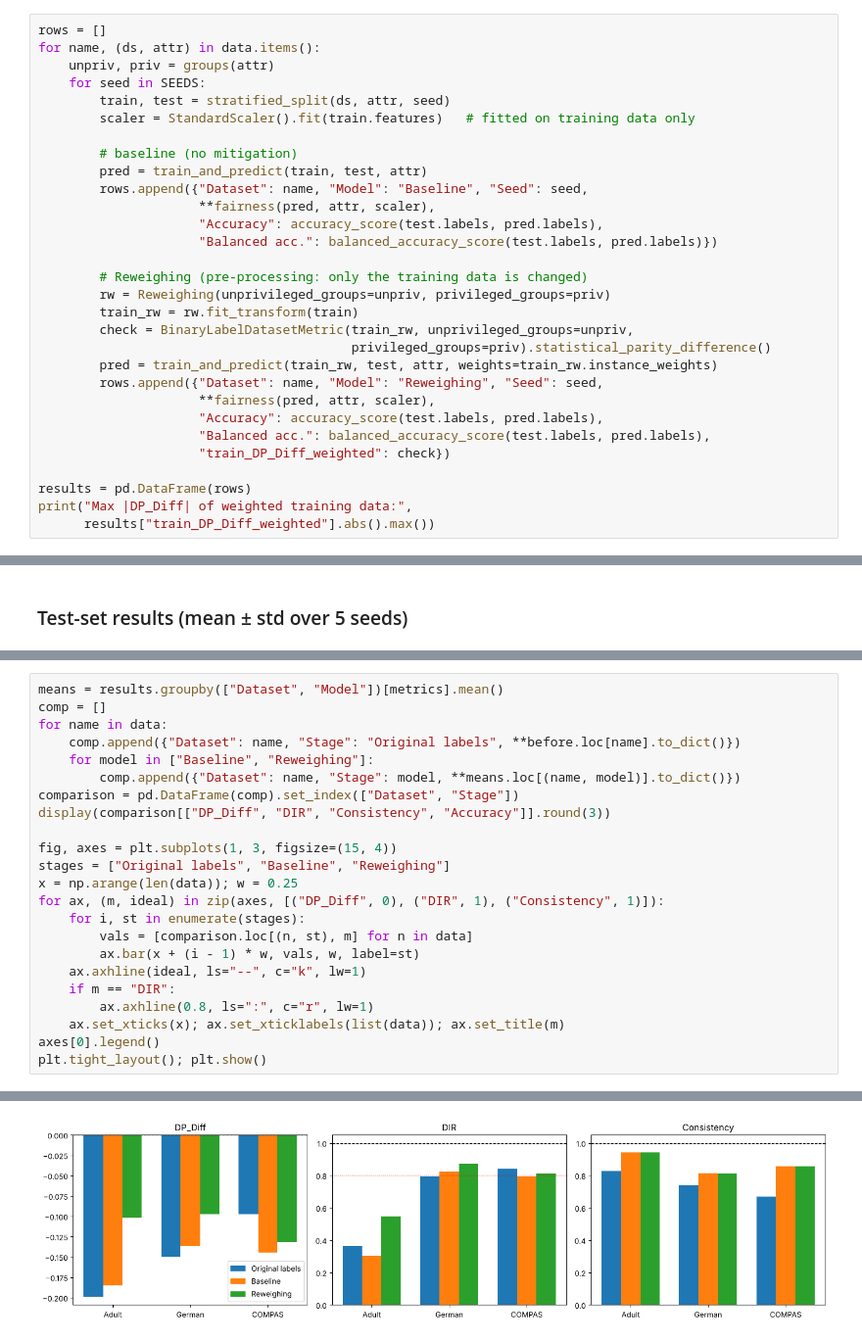
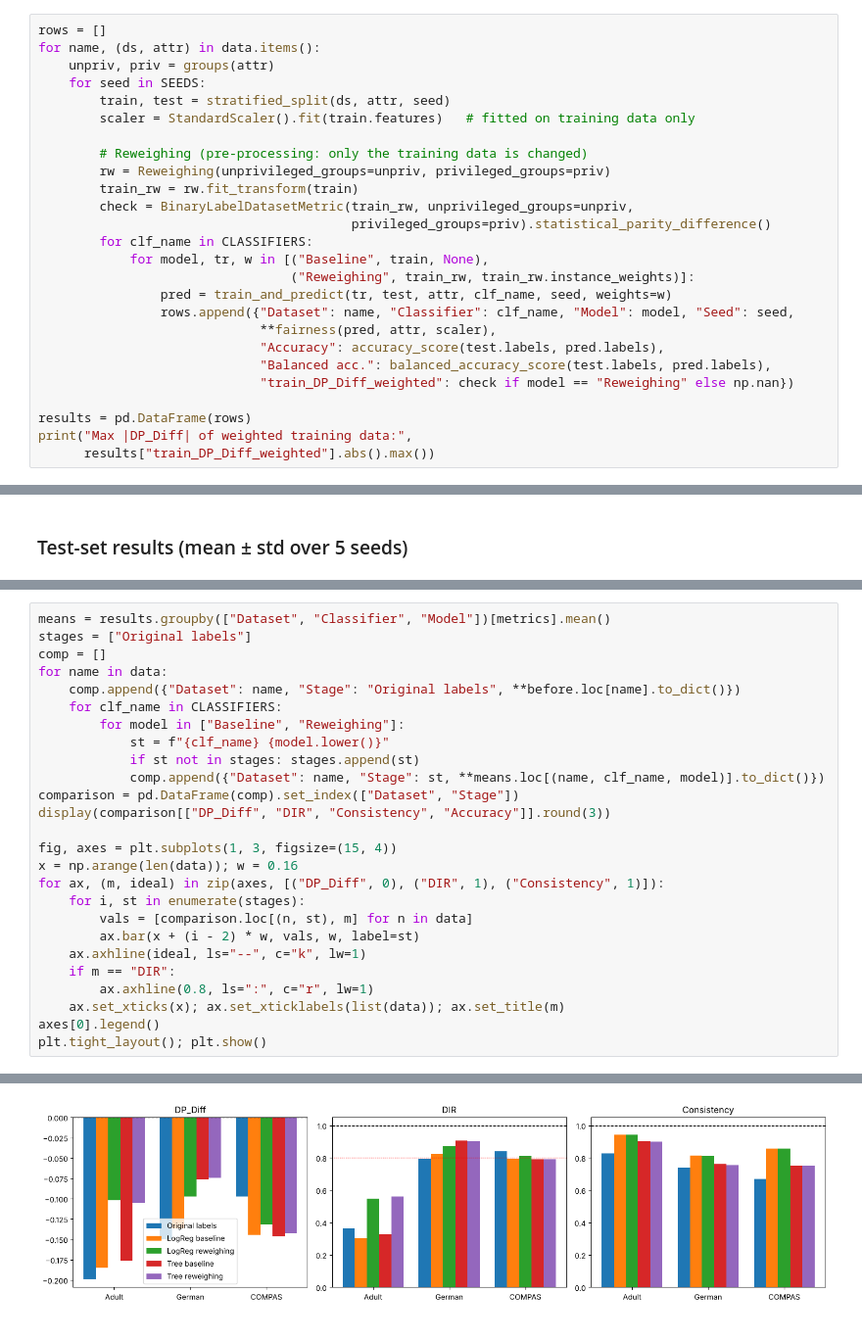
Before and after one commit to Tkibanda/AIF360, a Jupyter notebook: reweighing_task2/Task2_Reweighing.ipynb, the cells around one changed output, grey strips where cells are left out. Shown at 98% size. Saved outputs shown, nothing was run; the diff lists cells and outputs as text.

```diff
--- a/reweighing_task2/Task2_Reweighing.ipynb
+++ b/reweighing_task2/Task2_Reweighing.ipynb
@@ -178,24 +183,20 @@ for name, (ds, attr) in data.items():
         train, test = stratified_split(ds, attr, seed)
         scaler = StandardScaler().fit(train.features)   # fitted on training data only
 
-        # baseline (no mitigation)
-        pred = train_and_predict(train, test, attr)
-        rows.append({"Dataset": name, "Model": "Baseline", "Seed": seed,
-                     **fairness(pred, attr, scaler),
-                     "Accuracy": accuracy_score(test.labels, pred.labels),
-                     "Balanced acc.": balanced_accuracy_score(test.labels, pred.labels)})
-
         # Reweighing (pre-processing: only the training data is changed)
         rw = Reweighing(unprivileged_groups=unpriv, privileged_groups=priv)
         train_rw = rw.fit_transform(train)
         check = BinaryLabelDatasetMetric(train_rw, unprivileged_groups=unpriv,
                                          privileged_groups=priv).statistical_parity_difference()
-        pred = train_and_predict(train_rw, test, attr, weights=train_rw.instance_weights)
-        rows.append({"Dataset": name, "Model": "Reweighing", "Seed": seed,
-                     **fairness(pred, attr, scaler),
-                     "Accuracy": accuracy_score(test.labels, pred.labels),
-                     "Balanced acc.": balanced_accuracy_score(test.labels, pred.labels),
-                     "train_DP_Diff_weighted": check})
+        for clf_name in CLASSIFIERS:
+            for model, tr, w in [("Baseline", train, None),
+                                 ("Reweighing", train_rw, train_rw.instance_weights)]:
+                pred = train_and_predict(tr, test, attr, clf_name, seed, weights=w)
+                rows.append({"Dataset": name, "Classifier": clf_name, "Model": model, "Seed": seed,
+                             **fairness(pred, attr, scaler),
+                             "Accuracy": accuracy_score(test.labels, pred.labels),
+                             "Balanced acc.": balanced_accuracy_score(test.labels, pred.labels),
+                             "train_DP_Diff_weighted": check if model == "Reweighing" else np.nan})
 
 results = pd.DataFrame(rows)
 print("Max |DP_Diff| of weighted training data:",
@@ -265,20 +272,23 @@ table.loc[list(data)]
 # %%
-means = results.groupby(["Dataset", "Model"])[metrics].mean()
+means = results.groupby(["Dataset", "Classifier", "Model"])[metrics].mean()
+stages = ["Original labels"]
 comp = []
 for name in data:
     comp.append({"Dataset": name, "Stage": "Original labels", **before.loc[name].to_dict()})
-    for model in ["Baseline", "Reweighing"]:
-        comp.append({"Dataset": name, "Stage": model, **means.loc[(name, model)].to_dict()})
+    for clf_name in CLASSIFIERS:
+        for model in ["Baseline", "Reweighing"]:
+            st = f"{clf_name} {model.lower()}"
+            if st not in stages: stages.append(st)
+            comp.append({"Dataset": name, "Stage": st, **means.loc[(name, clf_name, model)].to_dict()})
 comparison = pd.DataFrame(comp).set_index(["Dataset", "Stage"])
 display(comparison[["DP_Diff", "DIR", "Consistency", "Accuracy"]].round(3))
 
 fig, axes = plt.subplots(1, 3, figsize=(15, 4))
-stages = ["Original labels", "Baseline", "Reweighing"]
-x = np.arange(len(data)); w = 0.25
+x = np.arange(len(data)); w = 0.16
 for ax, (m, ideal) in zip(axes, [("DP_Diff", 0), ("DIR", 1), ("Consistency", 1)]):
     for i, st in enumerate(stages):
         vals = [comparison.loc[(n, st), m] for n in data]
-        ax.bar(x + (i - 1) * w, vals, w, label=st)
+        ax.bar(x + (i - 2) * w, vals, w, label=st)
     ax.axhline(ideal, ls="--", c="k", lw=1)
     if m == "DIR":
         ax.axhline(0.8, ls=":", c="r", lw=1)
@@ -300 +316 @@ plt.tight_layout(); plt.show()
-[figure, old version]
+[figure, new version]
```
Also changed, not shown: parts of 7 cells of this notebook, 1 other file.
